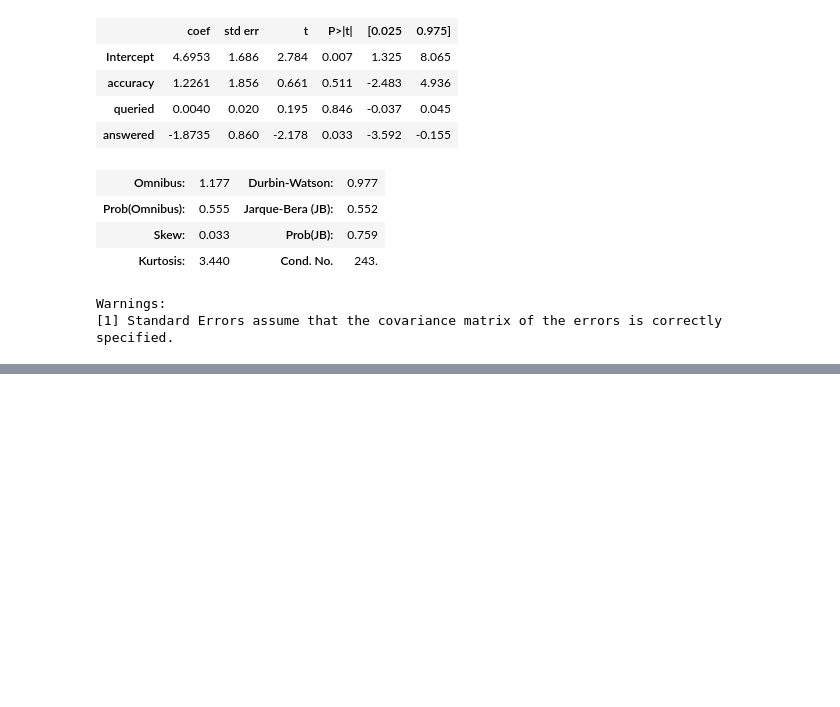
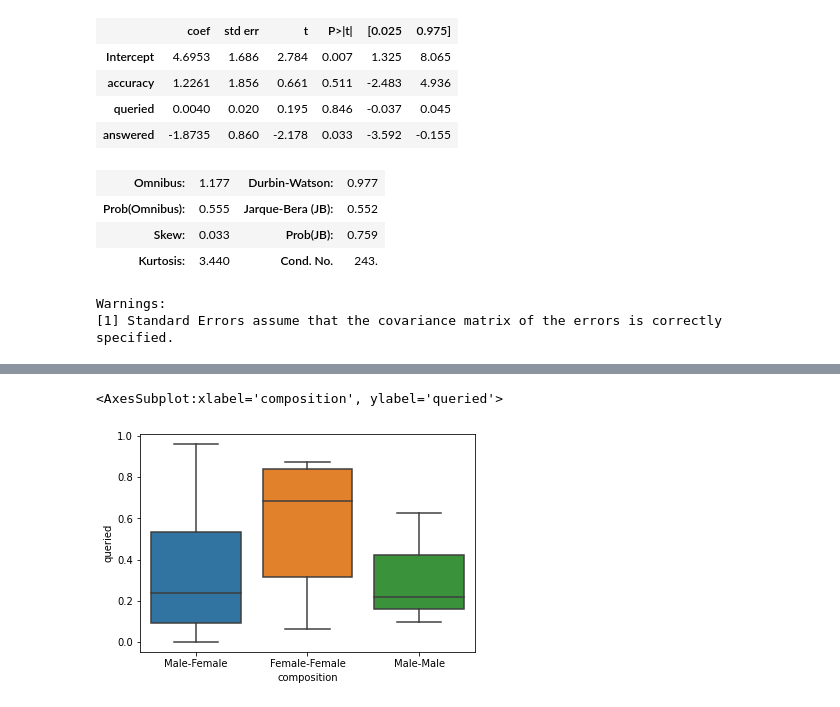
Before and after one commit to Slendercoder/DatosDLL, a Jupyter notebook: 12-16-18-23-27-sept-2019/Analysis/Results.ipynb, the cells around one changed output, grey strips where cells are left out. Saved outputs shown, nothing was run; the diff lists cells and outputs as text; code cells hidden in the pictures; blank space fills up the shorter version.

```diff
--- a/12-16-18-23-27-sept-2019/Analysis/Results.ipynb
+++ b/12-16-18-23-27-sept-2019/Analysis/Results.ipynb
@@ -432,0 +437,5 @@ Warnings:
+# %%
+data = pd.read_csv('performances.csv')
+df_p = data[data['treatment'] == 'paired']
+parejas = df_p.groupby('dyad').agg({'player':'unique'}).reset_index()
+parejas.head()
@@ -432,0 +449,6 @@ Warnings:
+# %%
+reporte_comprension_parejas = pd.DataFrame(reporte_comprension[reporte_comprension['treatment']=='paired'])
+reporte_comprension_parejas = pd.DataFrame(reporte_comprension_parejas[reporte_comprension_parejas['expertise']=='novices'])
+reporte_comprension_parejas = reporte_comprension_parejas.groupby('player').agg({'queried':'mean','gender':'unique'}).reset_index()
+reporte_comprension_parejas['gender'] = reporte_comprension_parejas['gender'].apply(lambda x:x[0])
+reporte_comprension_parejas.head()
@@ -432,0 +468,16 @@ Warnings:
+# %%
+dict_gender = dict(zip(reporte_comprension_parejas['player'], reporte_comprension_parejas['gender']))
+dict_gender[765625247183286] = 'MissVal'
+
+dict_queried = dict(zip(reporte_comprension_parejas['player'], reporte_comprension_parejas['queried']))
+dict_queried[765625247183286] = reporte_comprension_parejas.queried.mean()
+
+parejas['composition'] = parejas['player'].apply(lambda x: str(dict_gender[x[0]])+'-'+str(dict_gender[x[1]]))
+parejas['composition'] = parejas['composition'].apply(lambda x: 'Male-Female' if x == 'Female-Male' else x)
+
+parejas['queried'] = parejas['player'].apply(lambda x: np.mean([dict_queried[x[0]], dict_queried[x[1]]]))
+
+# Remove dyad with missing value
+parejas = parejas[parejas['composition'].isin(['Male-Female', 'Female-Female', 'Male-Male'])]
+
+parejas.head()
@@ -432,0 +491,5 @@ Warnings:
+# %%
+sns.boxplot(y='queried',x='composition',data=parejas)
+# %% [output]
+<AxesSubplot:xlabel='composition', ylabel='queried'>
+[figure, added]
```
Also changed, not shown: parts of 14 cells of this notebook, 25 other files.
